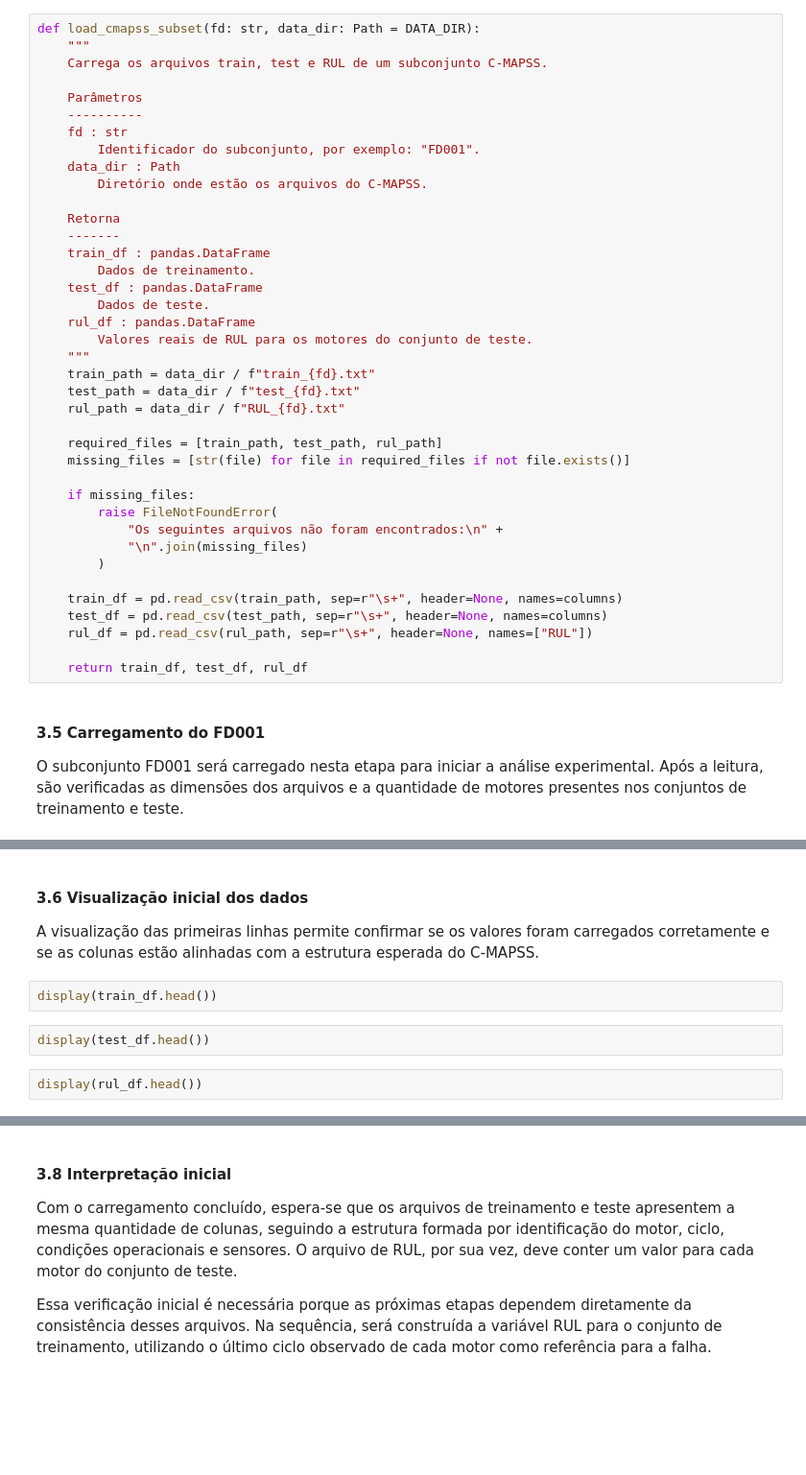
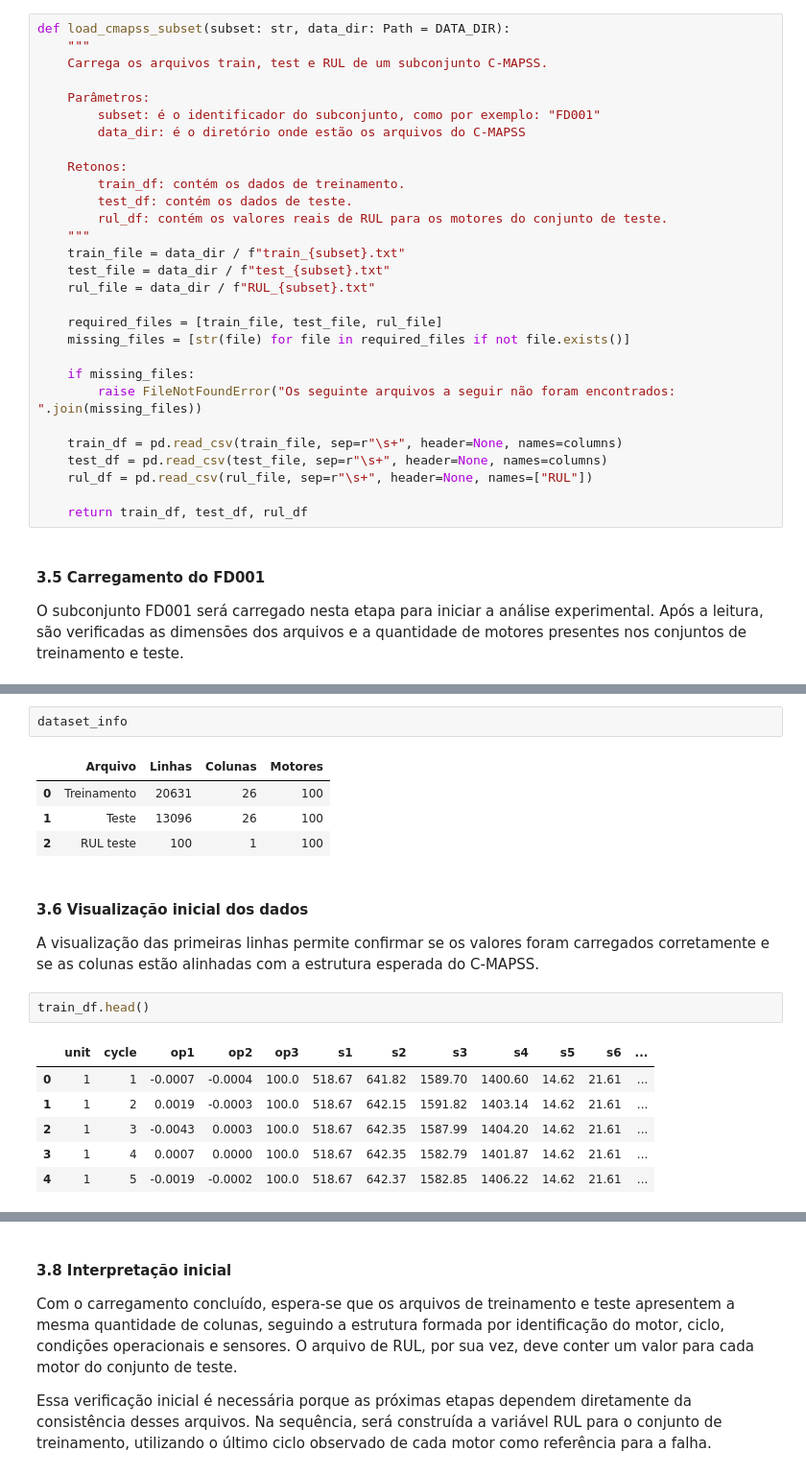
Before and after one commit to ander-oliveira/rul-prediction-cmapss, a Jupyter notebook: Prediction_RUL_CMAPSS.ipynb, the cells around one changed output, grey strips where cells are left out. Shown at 96% size. Cells and saved outputs as stored; diff of their text form; blank space fills up the shorter version.

```diff
--- a/Prediction_RUL_CMAPSS.ipynb
+++ b/Prediction_RUL_CMAPSS.ipynb
@@ -180,40 +195,30 @@ A função abaixo carrega os três arquivos associados a um subconjunto do C-MAP
 # %%
-def load_cmapss_subset(fd: str, data_dir: Path = DATA_DIR):
+def load_cmapss_subset(subset: str, data_dir: Path = DATA_DIR):
     """
     Carrega os arquivos train, test e RUL de um subconjunto C-MAPSS.
 
-    Parâmetros
-    ----------
-    fd : str
-        Identificador do subconjunto, por exemplo: "FD001".
-    data_dir : Path
-        Diretório onde estão os arquivos do C-MAPSS.
+    Parâmetros:
+        subset: é o identificador do subconjunto, como por exemplo: "FD001"
+        data_dir: é o diretório onde estão os arquivos do C-MAPSS
 
-    Retorna
-    -------
-    train_df : pandas.DataFrame
-        Dados de treinamento.
-    test_df : pandas.DataFrame
-        Dados de teste.
-    rul_df : pandas.DataFrame
-        Valores reais de RUL para os motores do conjunto de teste.
+    Retonos:
+        train_df: contém os dados de treinamento.
+        test_df: contém os dados de teste.
+        rul_df: contém os valores reais de RUL para os motores do conjunto de teste.
     """
-    train_path = data_dir / f"train_{fd}.txt"
-    test_path = data_dir / f"test_{fd}.txt"
-    rul_path = data_dir / f"RUL_{fd}.txt"
+    train_file = data_dir / f"train_{subset}.txt"
+    test_file = data_dir / f"test_{subset}.txt"
+    rul_file = data_dir / f"RUL_{subset}.txt"
 
-    required_files = [train_path, test_path, rul_path]
+    required_files = [train_file, test_file, rul_file]
     missing_files = [str(file) for file in required_files if not file.exists()]
 
     if missing_files:
-        raise FileNotFoundError(
-            "Os seguintes arquivos não foram encontrados:\n" +
-            "\n".join(missing_files)
-        )
+        raise FileNotFoundError("Os seguinte arquivos a seguir não foram encontrados: ".join(missing_files))
 
-    train_df = pd.read_csv(train_path, sep=r"\s+", header=None, names=columns)
-    test_df = pd.read_csv(test_path, sep=r"\s+", header=None, names=columns)
-    rul_df = pd.read_csv(rul_path, sep=r"\s+", header=None, names=["RUL"])
+    train_df = pd.read_csv(train_file, sep=r"\s+", header=None, names=columns)
+    test_df = pd.read_csv(test_file, sep=r"\s+", header=None, names=columns)
+    rul_df = pd.read_csv(rul_file, sep=r"\s+", header=None, names=["RUL"])
 
     return train_df, test_df, rul_df
 # %% [markdown]
@@ -238,10 +239,20 @@ display(dataset_summary)
+# %%
+dataset_info
+# %% [output]
+|  | Arquivo | Linhas | Colunas | Motores |
+| 0 | Treinamento | 20631 | 26 | 100 |
+| 1 | Teste | 13096 | 26 | 100 |
+| 2 | RUL teste | 100 | 1 | 100 |
 # %% [markdown]
 #### **3.6 Visualização inicial dos dados**
 
 A visualização das primeiras linhas permite confirmar se os valores foram carregados corretamente e se as colunas estão alinhadas com a estrutura esperada do C-MAPSS.
-# %%
-display(train_df.head())
-# %%
-display(test_df.head())
-# %%
-display(rul_df.head())
+# %%
+train_df.head()
+# %% [output]
+|  | unit | cycle | op1 | op2 | op3 | s1 | s2 | s3 | s4 | s5 | s6 | ... |
+| 0 | 1 | 1 | -0.0007 | -0.0004 | 100.0 | 518.67 | 641.82 | 1589.70 | 1400.60 | 14.62 | 21.61 | ... |
+| 1 | 1 | 2 | 0.0019 | -0.0003 | 100.0 | 518.67 | 642.15 | 1591.82 | 1403.14 | 14.62 | 21.61 | ... |
+| 2 | 1 | 3 | -0.0043 | 0.0003 | 100.0 | 518.67 | 642.35 | 1587.99 | 1404.20 | 14.62 | 21.61 | ... |
+| 3 | 1 | 4 | 0.0007 | 0.0000 | 100.0 | 518.67 | 642.35 | 1582.79 | 1401.87 | 14.62 | 21.61 | ... |
+| 4 | 1 | 5 | -0.0019 | -0.0002 | 100.0 | 518.67 | 642.37 | 1582.85 | 1406.22 | 14.62 | 21.61 | ... |
```
Also changed, not shown: parts of 18 cells of this notebook.
